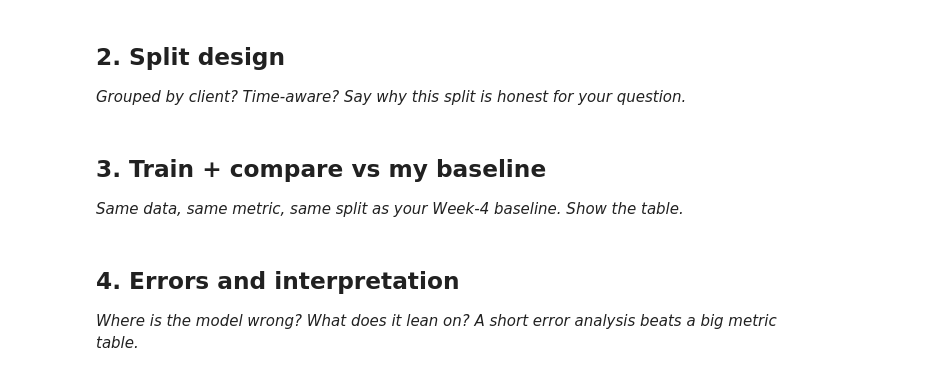
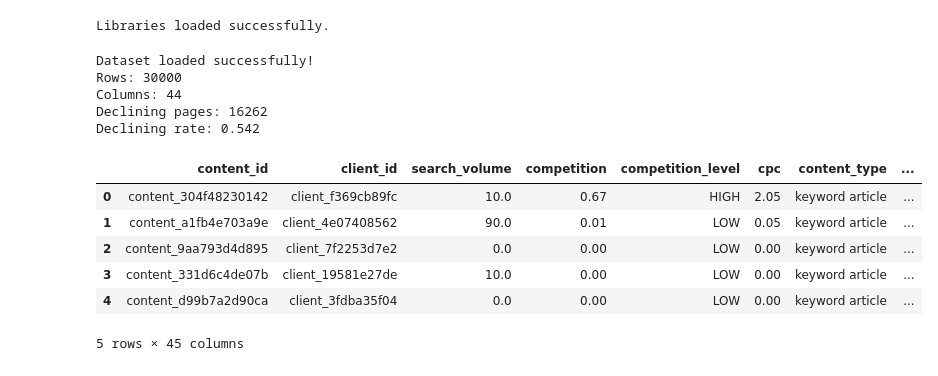
Before and after one commit to 02017711723iot-dotcom/Flyrank_Internship_1, a Jupyter notebook: work/notebooks/w05_model.ipynb, the cells around one changed output. Saved outputs shown, nothing was run; the diff lists cells and outputs as text; code cells hidden in the pictures.

```diff
--- a/work/notebooks/w05_model.ipynb
+++ b/work/notebooks/w05_model.ipynb
@@ -13,7 +306,15 @@ This skeleton is yours to fill. Work the sections **in order** — each one has
 # %%
 # This cell is for CODE (numbers, a query, a check).
 # Write your text answer in the cell ABOVE this one — typing sentences here breaks Run All.
+
+# 1. Setup
+import os
+import numpy as np
+import pandas as pd
+
+from sklearn.tree import DecisionTreeClassifier, export_text
+from sklearn.metrics import precision_score
+
+print("Libraries loaded successfully.")
+# %% [output]
+Libraries loaded successfully.
-# %% [markdown]
-## 2. Split design
-
-*Grouped by client? Time-aware? Say why this split is honest for your question.*
@@ -23,4 +320,0 @@ This skeleton is yours to fill. Work the sections **in order** — each one has
-# %% [markdown]
-## 3. Train + compare vs my baseline
-
-*Same data, same metric, same split as your Week-4 baseline. Show the table.*
@@ -30,4 +320,0 @@ This skeleton is yours to fill. Work the sections **in order** — each one has
-# %% [markdown]
-## 4. Errors and interpretation
-
-*Where is the model wrong? What does it lean on? A short error analysis beats a big metric table.*
@@ -36,0 +321,54 @@ This skeleton is yours to fill. Work the sections **in order** — each one has
+# %%
+# CAPSTONE — SECTION 1
+# Load the FlyRank starter dataset
+
+import os
+import pandas as pd
+import numpy as np
+
+# Exact dataset path from the cloned FlyRank repository
+DATA_PATH = "flyrank-ml-internship-starter/data/raw/content_refresh_anonymized.csv"
+
+# Check that the file exists
+if not os.path.exists(DATA_PATH):
+    raise FileNotFoundError(
+        f"Dataset not found at: {DATA_PATH}\n"
+        "Make sure the FlyRank repository has been cloned in this Colab session."
+    )
+
+# Load dataset
+df = pd.read_csv(DATA_PATH)
+
+print("Dataset loaded successfully!")
+print("Rows:", len(df))
+print("Columns:", len(df.columns))
+
+# Create the target
+df["is_declining_label"] = (
+    df["trend_direction"]
+    .astype(str)
+    .str.lower()
+    .eq("down")
+    .astype(int)
+)
+
+print("Declining pages:", df["is_declining_label"].sum())
+print(
+    "Declining rate:",
+    round(df["is_declining_label"].mean(), 3)
+)
+
+display(df.head())
+# %% [output]
+Dataset loaded successfully!
+Rows: 30000
+Columns: 44
+Declining pages: 16262
+Declining rate: 0.542
+|  | content_id | client_id | search_volume | competition | competition_level | cpc | content_type | ... |
+| 0 | content_304f48230142 | client_f369cb89fc | 10.0 | 0.67 | HIGH | 2.05 | keyword article | ... |
+| 1 | content_a1fb4e703a9e | client_4e07408562 | 90.0 | 0.01 | LOW | 0.05 | keyword article | ... |
+| 2 | content_9aa793d4d895 | client_7f2253d7e2 | 0.0 | 0.00 | LOW | 0.00 | keyword article | ... |
+| 3 | content_331d6c4de07b | client_19581e27de | 10.0 | 0.00 | LOW | 0.00 | keyword article | ... |
+| 4 | content_d99b7a2d90ca | client_3fdba35f04 | 0.0 | 0.00 | LOW | 0.00 | keyword article | ... |
+5 rows × 45 columns
```
Also changed, not shown: parts of 18 cells of this notebook.
